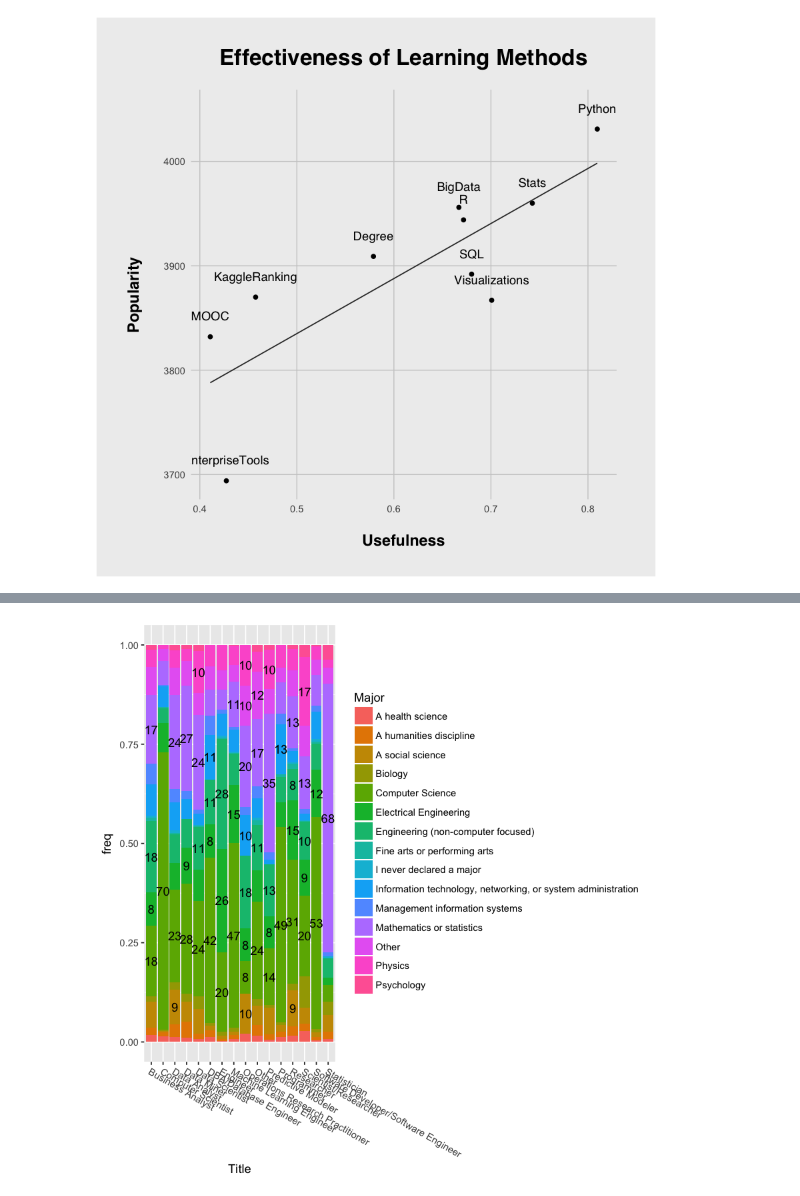
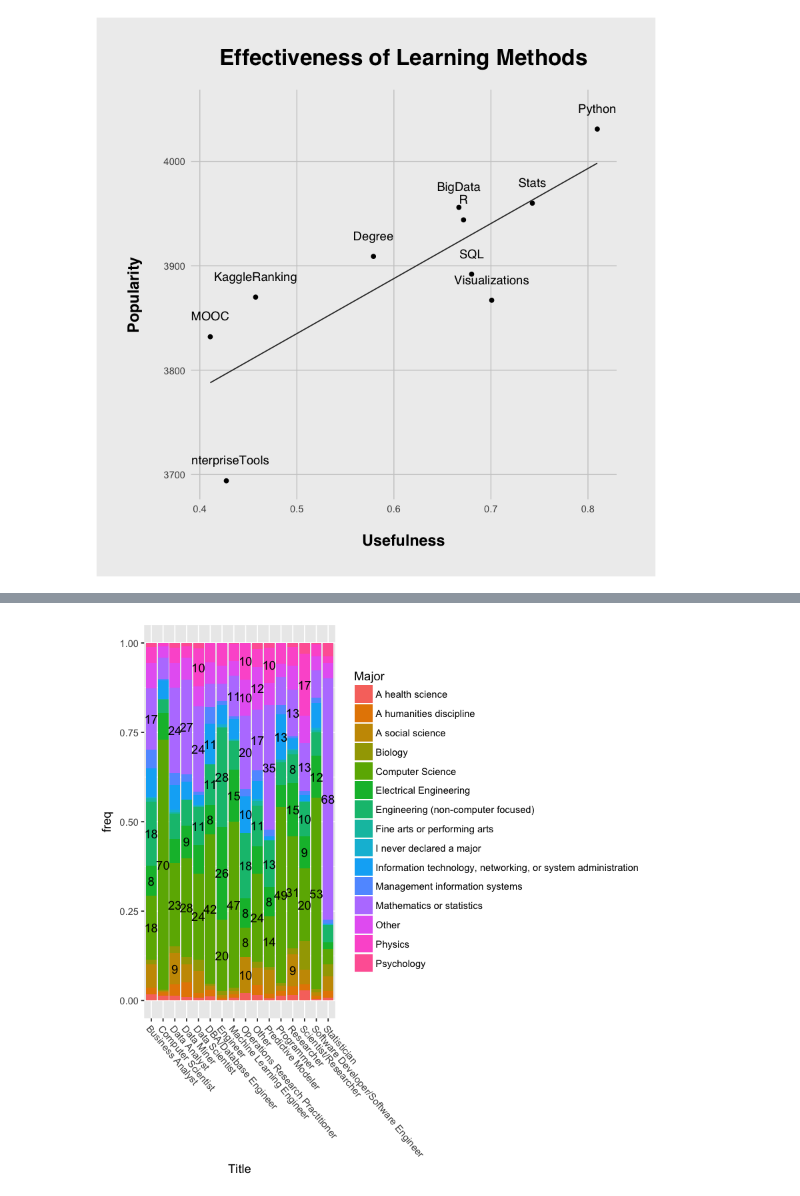
Before and after one commit to jackcook/kaggle-survey, a Jupyter notebook: analysis.ipynb, the cells around one changed output, grey strips where cells are left out. Cells and saved outputs as stored; diff of their text form; code cells hidden in the pictures.

```diff
--- a/analysis.ipynb
+++ b/analysis.ipynb
@@ -229,13 +244,13 @@ scores_df %>% arrange(desc(Usefulness * Popularity))
 # %%
 results %>%
     rename(Major = MajorSelect, Title = CurrentJobTitleSelect) %>%
     filter(Title != "", Major != "") %>%
     group_by(Title, Major) %>%
     summarize(n = n()) %>%
     mutate(freq = n / sum(n)) %>%
     ggplot() +
     geom_bar(aes(y = freq, x = Title, fill = Major), stat = "identity", position = position_stack(reverse = TRUE)) +
     geom_text(aes(y = freq, x = Title, label = ifelse(freq > 0.08, round(freq * 100), "")), position = position_stack(vjust = 0.5)) +
-    theme(axis.text.x = element_text(angle = 330, hjust = 0))
+    theme(axis.text.x = element_text(angle = 310, hjust = 0))
 # %% [output]
-[figure, old version]
+[figure, new version]
```
Also changed, not shown: parts of 5 cells of this notebook.
